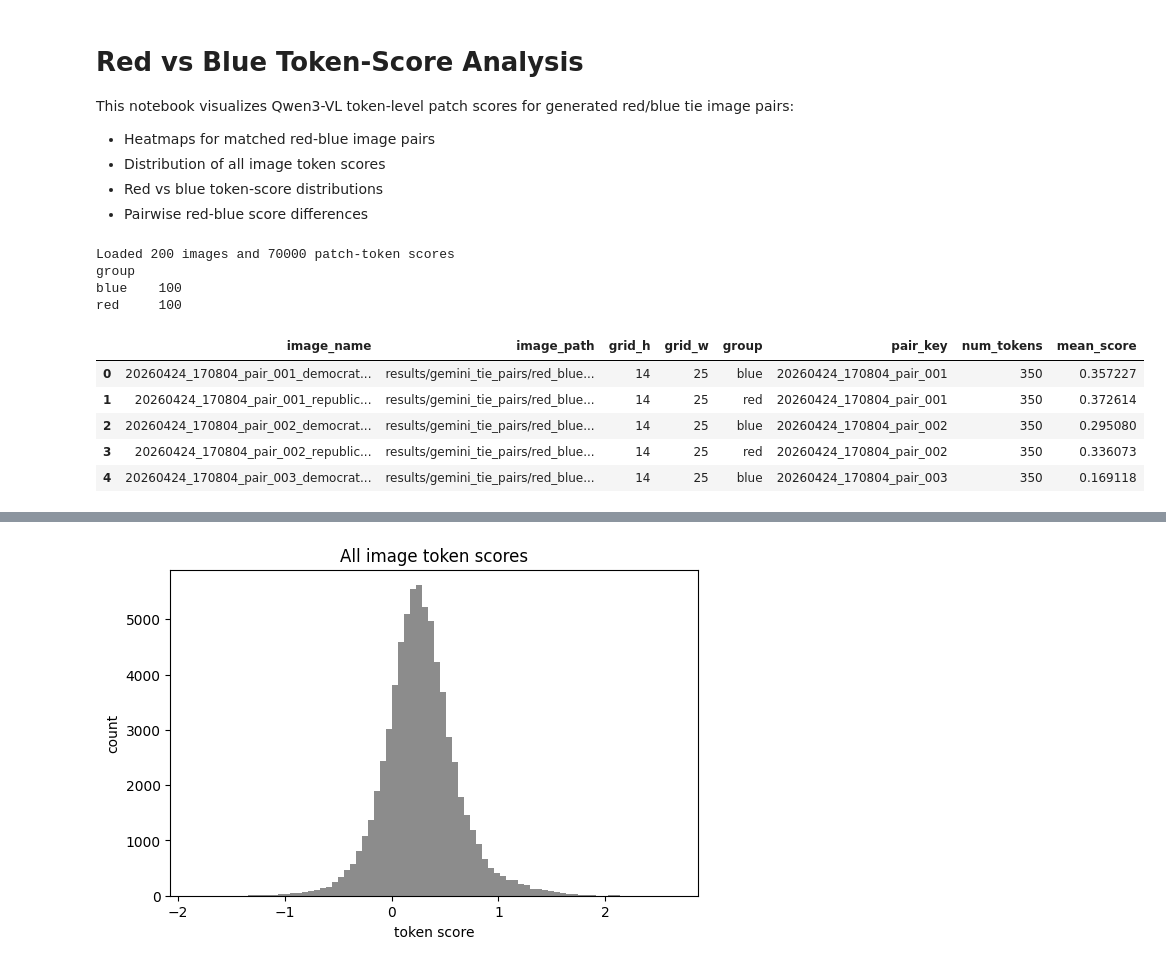
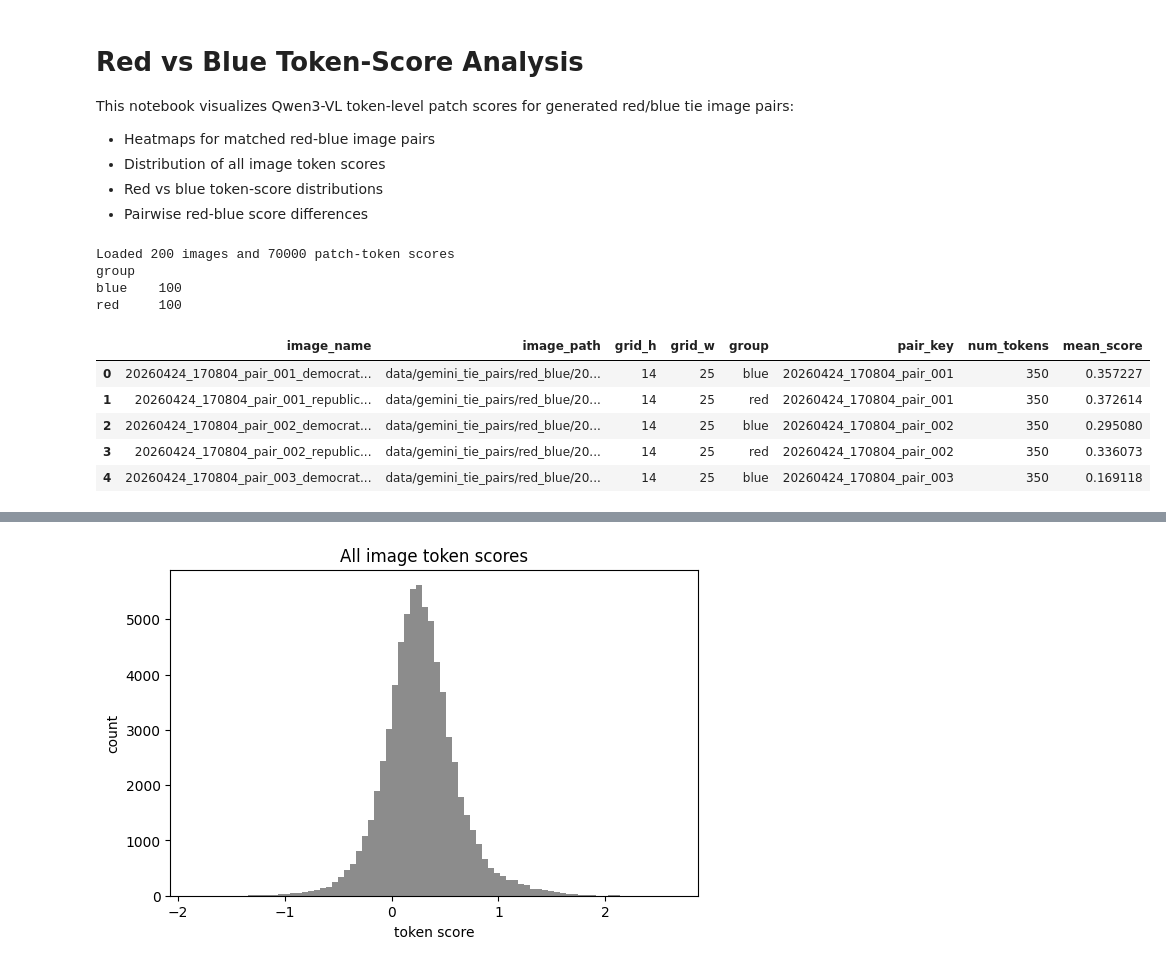
Before and after one commit to DotIN13/linear-political-llm, a Jupyter notebook: vl_red_blue.ipynb, the cells around one changed output, grey strips where cells are left out. Saved outputs shown, nothing was run; the diff lists cells and outputs as text; code cells hidden in the pictures.

```diff
--- a/vl_red_blue.ipynb
+++ b/vl_red_blue.ipynb
@@ -19,12 +19,13 @@ import matplotlib.pyplot as plt
 RESULTS_DIR = Path("results/qwen3-vl-8b-instruct/red_blue")
 PT_PATH = RESULTS_DIR / "news_images_patch_scores.pt"
 CSV_PATH = RESULTS_DIR / "news_images_patch_stats.csv"
+IMAGE_BASE = Path("data/gemini_tie_pairs/red_blue")
 
 assert PT_PATH.exists(), f"Missing tensor file: {PT_PATH}"
 assert CSV_PATH.exists(), f"Missing stats CSV: {CSV_PATH}"
 
 payload = torch.load(PT_PATH, map_location="cpu")
-image_paths = payload["image_paths"]
+image_paths = [str(IMAGE_BASE / Path(p).name) for p in payload["image_paths"]]
 image_names = payload["image_names"]
 grid_hw = payload["grid_hw"].numpy()
 offsets = payload["offsets"].numpy()
@@ -49,38 +50,38 @@ def image_group(name: str) -> str:
     if "_blue" in lower:
         return "blue"
     return "other"
 
 def pair_key(name: str) -> str:
     stem = Path(name).stem
     stem = re.sub(r"_(democrat|republican)_(red|blue)$", "", stem, flags=re.IGNORECASE)
     stem = re.sub(r"_(red|blue)$", "", stem, flags=re.IGNORECASE)
     return stem
 
 meta = pd.DataFrame({
     "image_name": image_names,
     "image_path": image_paths,
     "grid_h": grid_hw[:, 0],
     "grid_w": grid_hw[:, 1],
 })
 meta["group"] = meta["image_name"].map(image_group)
 meta["pair_key"] = meta["image_name"].map(pair_key)
 meta["num_tokens"] = offsets[1:] - offsets[:-1]
 meta["mean_score"] = [float(image_score_vector(i).mean()) for i in range(len(meta))]
 
 print(f"Loaded {len(meta)} images and {len(scores)} patch-token scores")
 print(meta["group"].value_counts(dropna=False).to_string())
 meta.head()
 # %% [output]
 Loaded 200 images and 70000 patch-token scores
 group
 blue    100
 red     100
 |  | image_name | image_path | grid_h | grid_w | group | pair_key | num_tokens | mean_score |
-| 0 | 20260424_170804_pair_001_democrat... | results/gemini_tie_pairs/red_blue... | 14 | 25 | blue | 20260424_170804_pair_001 | 350 | 0.357227 |
-| 1 | 20260424_170804_pair_001_republic... | results/gemini_tie_pairs/red_blue... | 14 | 25 | red | 20260424_170804_pair_001 | 350 | 0.372614 |
-| 2 | 20260424_170804_pair_002_democrat... | results/gemini_tie_pairs/red_blue... | 14 | 25 | blue | 20260424_170804_pair_002 | 350 | 0.295080 |
-| 3 | 20260424_170804_pair_002_republic... | results/gemini_tie_pairs/red_blue... | 14 | 25 | red | 20260424_170804_pair_002 | 350 | 0.336073 |
-| 4 | 20260424_170804_pair_003_democrat... | results/gemini_tie_pairs/red_blue... | 14 | 25 | blue | 20260424_170804_pair_003 | 350 | 0.169118 |
+| 0 | 20260424_170804_pair_001_democrat... | data/gemini_tie_pairs/red_blue/20... | 14 | 25 | blue | 20260424_170804_pair_001 | 350 | 0.357227 |
+| 1 | 20260424_170804_pair_001_republic... | data/gemini_tie_pairs/red_blue/20... | 14 | 25 | red | 20260424_170804_pair_001 | 350 | 0.372614 |
+| 2 | 20260424_170804_pair_002_democrat... | data/gemini_tie_pairs/red_blue/20... | 14 | 25 | blue | 20260424_170804_pair_002 | 350 | 0.295080 |
+| 3 | 20260424_170804_pair_002_republic... | data/gemini_tie_pairs/red_blue/20... | 14 | 25 | red | 20260424_170804_pair_002 | 350 | 0.336073 |
+| 4 | 20260424_170804_pair_003_democrat... | data/gemini_tie_pairs/red_blue/20... | 14 | 25 | blue | 20260424_170804_pair_003 | 350 | 0.169118 |
 # %%
 # Heatmaps for matched red/blue pairs (twitter_images-style overlays on original images).
 from PIL import Image
```
Also changed, not shown: parts of 1 cell of this notebook, 9 other files.
